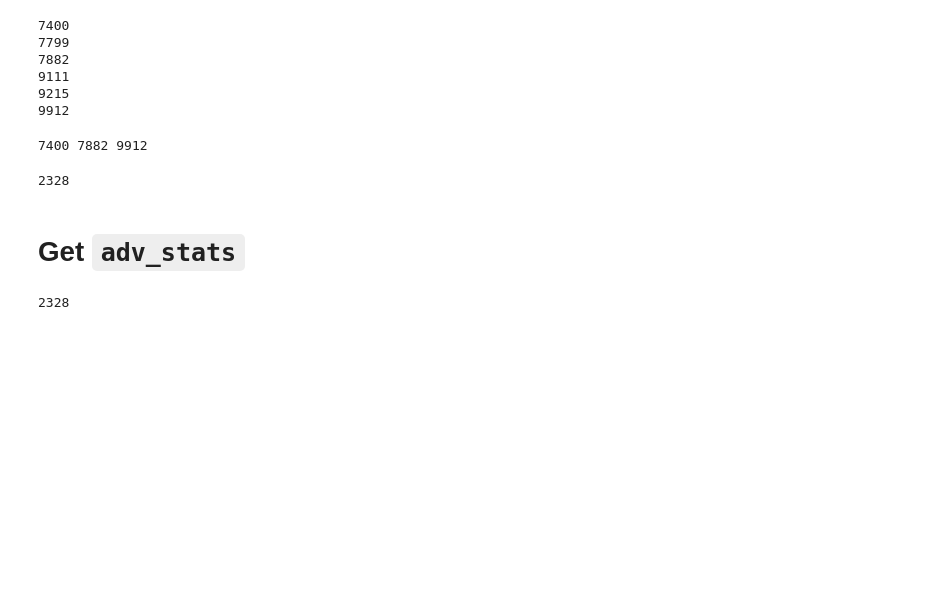
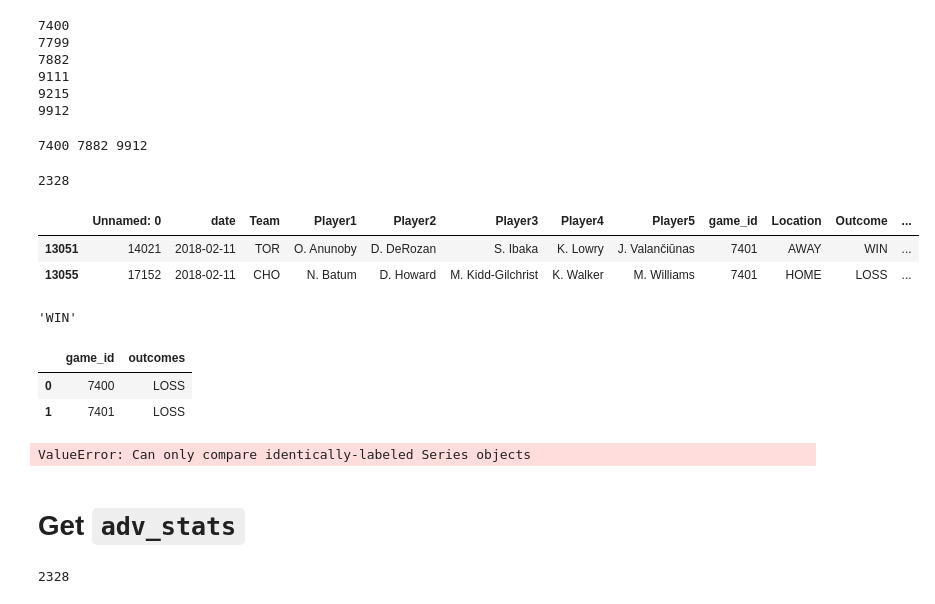
Before and after one commit to ekuo651/NBA-WinLoss-Predictor, a Jupyter notebook: Data Transformation/compile_training_data.ipynb, the cells around one changed output. Saved outputs shown, nothing was run; the diff lists cells and outputs as text; code cells hidden in the pictures; blank space fills up the shorter version.

Commit message:
added target vector

````diff
--- a/Data Transformation/compile_training_data.ipynb
+++ b/Data Transformation/compile_training_data.ipynb
@@ -78,3 +78,9 @@ print(game_ids[0],game_ids[400],game_ids[-1])
 len(game_ids)
 # %% [output]
 2328
+# %%
+schedule_lineup[schedule_lineup.game_id==7401]
+# %% [output]
+|  | Unnamed: 0 | date | Team | Player1 | Player2 | Player3 | Player4 | Player5 | game_id | Location | Outcome | ... |
+| 13051 | 14021 | 2018-02-11 | TOR | O. Anunoby | D. DeRozan | S. Ibaka | K. Lowry | J. Valančiūnas | 7401 | AWAY | WIN | ... |
+| 13055 | 17152 | 2018-02-11 | CHO | N. Batum | D. Howard | M. Kidd-Gilchrist | K. Walker | M. Williams | 7401 | HOME | LOSS | ... |
@@ -80,0 +91,4 @@ len(game_ids)
+# %%
+outcome_finder(3803)
+# %% [output]
+'WIN'
@@ -80,0 +97,7 @@ len(game_ids)
+# %%
+target_df = pd.DataFrame(list(zip(game_ids,outcomes)), columns=['game_id','outcomes'])
+target_df.head(2)
+# %% [output]
+|  | game_id | outcomes |
+| 0 | 7400 | LOSS |
+| 1 | 7401 | LOSS |
@@ -81,3 +106,8 @@ len(game_ids)
+# %%
+target_df['win/loss']=outcome_finder(target_df.game_id)
+target_df.head(2)
+# %% [output]
+ValueError: Can only compare identically-labeled Series objects
 # %% [markdown]
 # Get ```adv_stats```
 # %%
````
Also changed, not shown: parts of 4 cells of this notebook.
